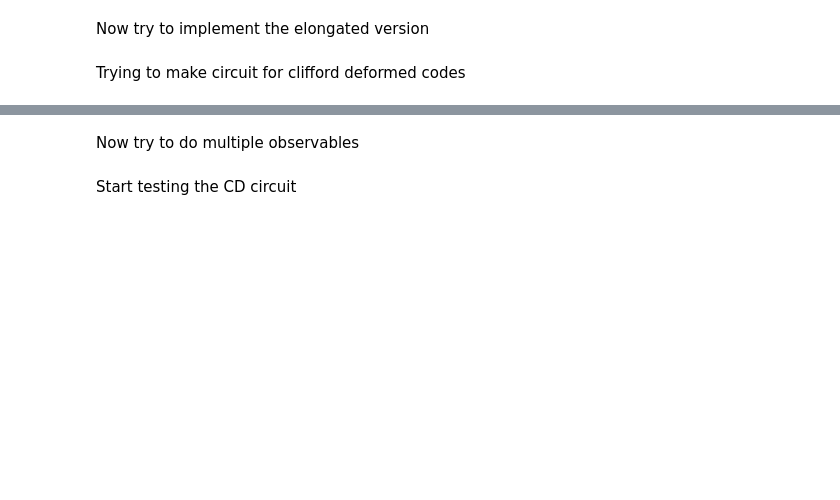
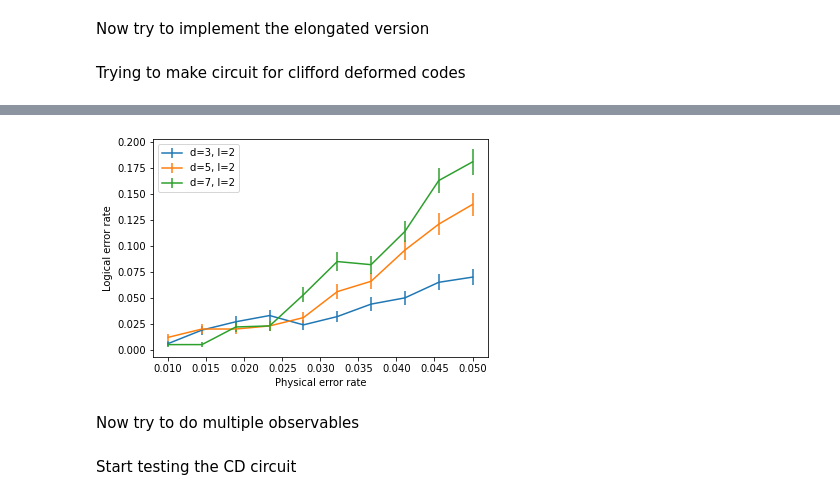
Before and after one commit to acatspirit/correlated_error_biased_noise, a Jupyter notebook: surface_code_circuit_scratch.ipynb, the cells around one changed output, grey strips where cells are left out. Saved outputs shown, nothing was run; the diff lists cells and outputs as text; code cells hidden in the pictures; blank space fills up the shorter version.

```diff
--- a/surface_code_circuit_scratch.ipynb
+++ b/surface_code_circuit_scratch.ipynb
@@ -838,7 +838,7 @@ from pymatching import Matching
 from clifford_deformed_cc_circuit import CDCompassCodeCircuit
 # %%
 # debug the CD_Circuit param
-circuit_obj = CDCompassCodeCircuit(d=3, l=2, eta=0.5, type='Z')
-circuit = circuit_obj.make_elongated_circuit_from_parity(before_measure_flip=0.1, after_clifford_depolarization=0.2, before_round_data_depolarization=0.3, between_round_idling_dephasing=0.4, idling_dephasing=0.5, CD_circuit=True)
+circuit_obj = CDCompassCodeCircuit(d=3, l=2, eta=0.5, type='X')
+circuit = circuit_obj.make_elongated_circuit_from_parity(before_measure_flip=0.1, after_clifford_depolarization=0.2, before_round_data_depolarization=0.3, between_round_idling_dephasing=0.4, idling_dephasing=0.5, CD_circuit=False)
 circuit.diagram('timeline-svg')
 dem = circuit.detector_error_model()
@@ -854,20 +849,20 @@ import stim
 from pymatching import Matching
 from clifford_deformed_cc_circuit import CDCompassCodeCircuit
 
-p_list = np.linspace(0.0001, 0.01, 10)
-# d_list = [5,7,9]
-d = 3
-l_list = [2,3,4]
-# l = 4
+p_list = np.linspace(0.01, 0.05, 10)
+d_list = [3,5,7]
+# d = 3
+# l_list = [2,3,4]
+l = 2
 num_shots = 1000
 
 log_error_L = []
 
-for l in l_list:
+for d in d_list:
     errors = []
     for p in p_list:
-        circuit_obj = CDCompassCodeCircuit(d=d, l=l, eta=0.5, type='Z')
-        circuit = circuit_obj.make_elongated_circuit_from_parity(before_measure_flip=0.001, after_clifford_depolarization=0.003, before_round_data_depolarization=0, between_round_idling_dephasing=p, idling_dephasing=0, CD_circuit=True)
+        circuit_obj = CDCompassCodeCircuit(d=d, l=l, eta=0.5, type='X')
+        circuit = circuit_obj.make_elongated_circuit_from_parity(before_measure_flip=0.001, after_clifford_depolarization=0.003, before_round_data_depolarization=0, between_round_idling_dephasing=p, idling_dephasing=0, CD_circuit=False)
         dem = circuit.detector_error_model()
         matchgraph = Matching.from_detector_error_model(dem)
         sampler = circuit.compile_detector_sampler()
@@ -891,14 +904,16 @@ circuit.diagram('timeline-svg')
 # %%
 %matplotlib inline
 
 plt.figure()
-for l, logical_errors in zip(l_list, log_error_L):
+for d, logical_errors in zip(d_list, log_error_L):
     std_err = (logical_errors*(1-logical_errors)/num_shots)**0.5
     plt.errorbar(p_list, logical_errors, yerr=std_err, label=f"d={d}, l={l}")
 # plt.yscale("log")
 plt.xlabel("Physical error rate")
 plt.ylabel("Logical error rate")
 plt.legend(loc=0);
+# %% [output]
+[figure, added]
 # %% [markdown]
 Now try to do multiple observables
 # %%
```
Also changed, not shown: parts of 2 cells of this notebook, 1 other file.
